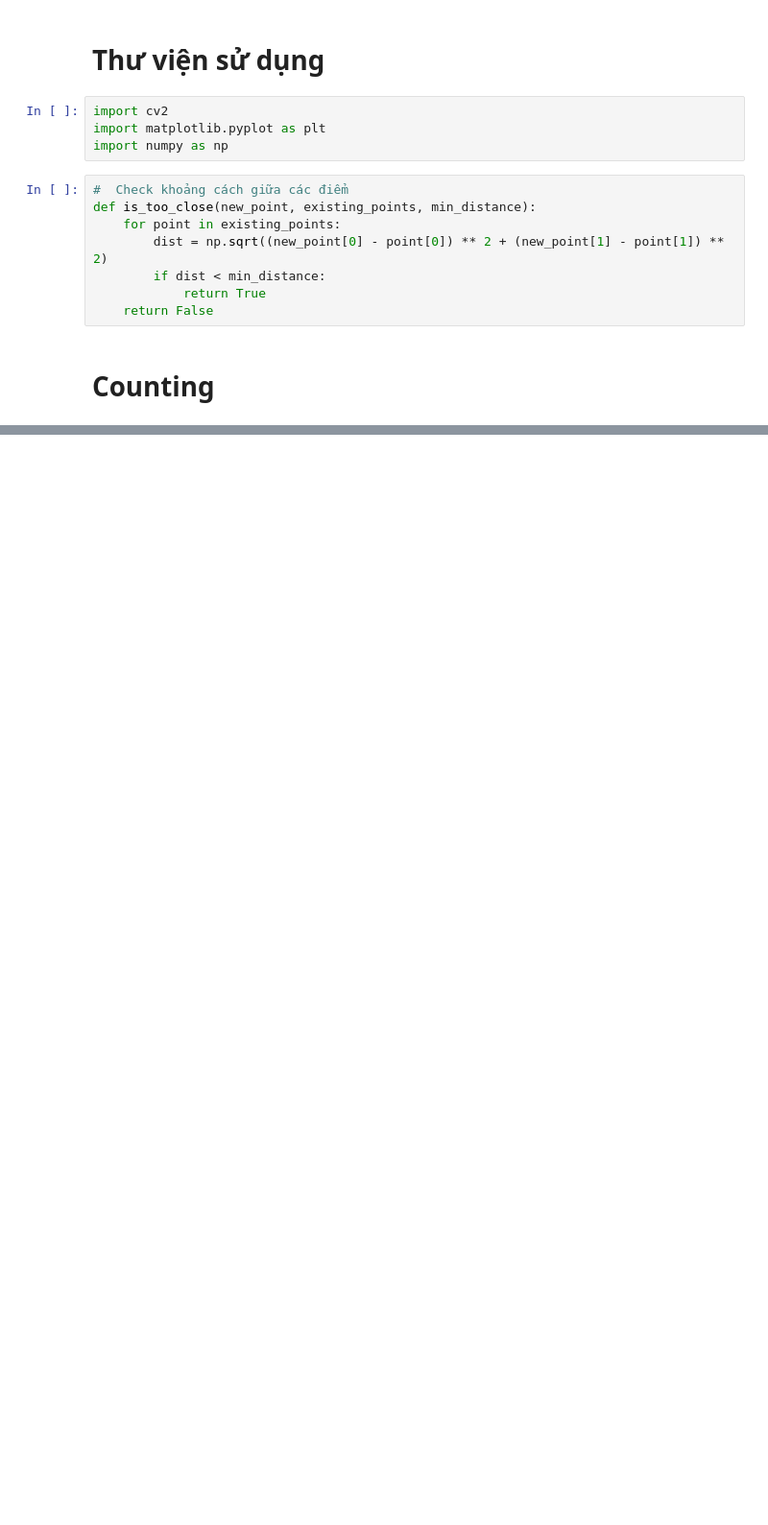
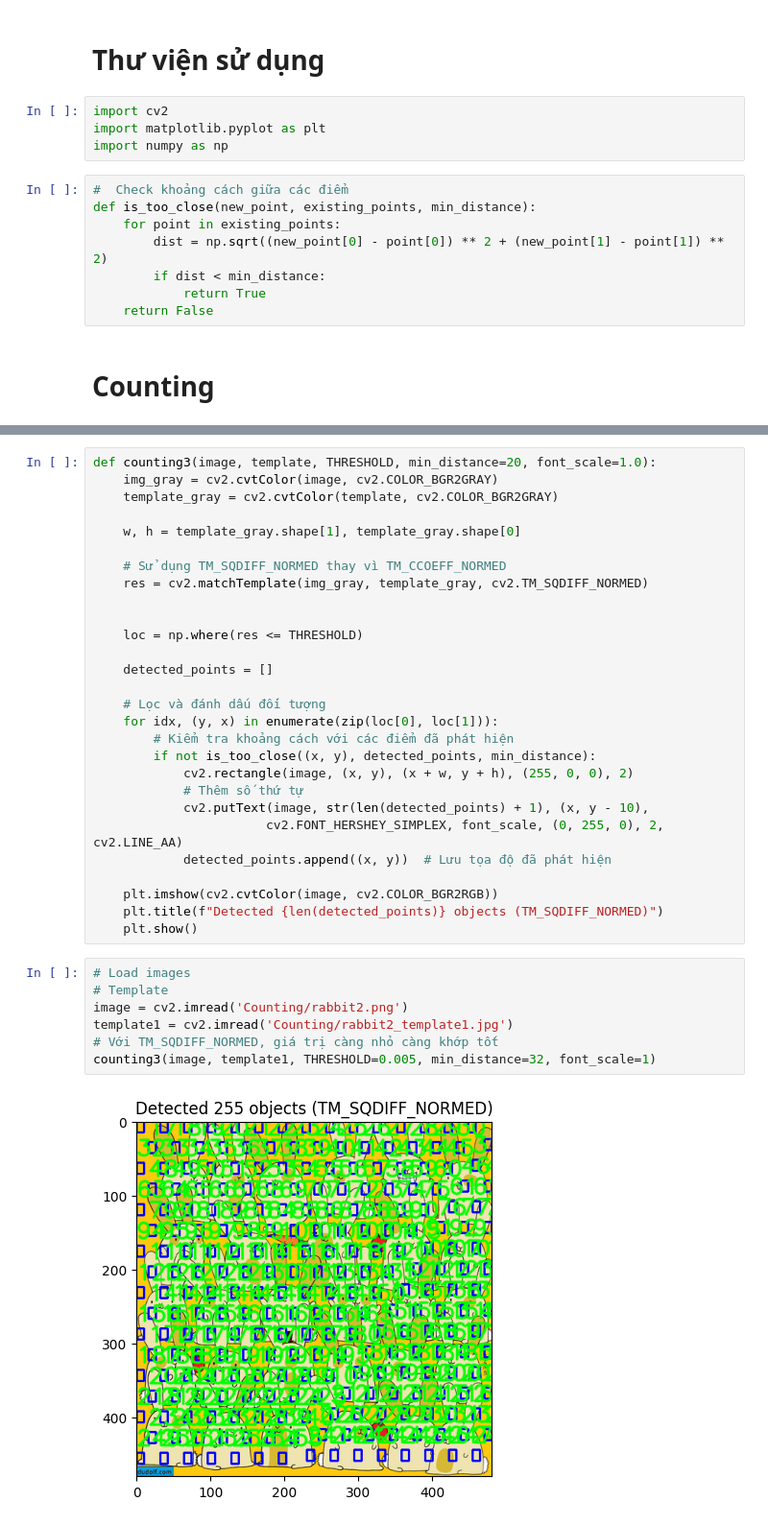
Before and after one commit to nhuyhoan004/Object-Counting-in-Images, a Jupyter notebook: Object Counting in Images.ipynb, the cells around one changed output, grey strips where cells are left out. Shown at 96% size. Cells and saved outputs as stored; diff of their text form; blank space fills up the shorter version.

```diff
--- a/Object Counting in Images.ipynb
+++ b/Object Counting in Images.ipynb
@@ -49,0 +107,37 @@ counting(img, template, THRESHOLD=0.62, min_distance=32, font_scale=1)
+# %%
+def counting3(image, template, THRESHOLD, min_distance=20, font_scale=1.0):
+    img_gray = cv2.cvtColor(image, cv2.COLOR_BGR2GRAY)
+    template_gray = cv2.cvtColor(template, cv2.COLOR_BGR2GRAY)
+
+    w, h = template_gray.shape[1], template_gray.shape[0]
+
+    # Sử dụng TM_SQDIFF_NORMED thay vì TM_CCOEFF_NORMED
+    res = cv2.matchTemplate(img_gray, template_gray, cv2.TM_SQDIFF_NORMED)
+
+
+    loc = np.where(res <= THRESHOLD)
+
+    detected_points = []
+
+    # Lọc và đánh dấu đối tượng
+    for idx, (y, x) in enumerate(zip(loc[0], loc[1])):
+        # Kiểm tra khoảng cách với các điểm đã phát hiện
+        if not is_too_close((x, y), detected_points, min_distance):
+            cv2.rectangle(image, (x, y), (x + w, y + h), (255, 0, 0), 2)
+            # Thêm số thứ tự
+            cv2.putText(image, str(len(detected_points) + 1), (x, y - 10),
+                       cv2.FONT_HERSHEY_SIMPLEX, font_scale, (0, 255, 0), 2, cv2.LINE_AA)
+            detected_points.append((x, y))  # Lưu tọa độ đã phát hiện
+
+    plt.imshow(cv2.cvtColor(image, cv2.COLOR_BGR2RGB))
+    plt.title(f"Detected {len(detected_points)} objects (TM_SQDIFF_NORMED)")
+    plt.show()
+# %%
+# Load images
+# Template
+image = cv2.imread('Counting/rabbit2.png')
+template1 = cv2.imread('Counting/rabbit2_template1.jpg')
+# Với TM_SQDIFF_NORMED, giá trị càng nhỏ càng khớp tốt
+counting3(image, template1, THRESHOLD=0.005, min_distance=32, font_scale=1)
+# %% [output]
+[figure, added]
```
Also changed, not shown: parts of 9 cells of this notebook.
